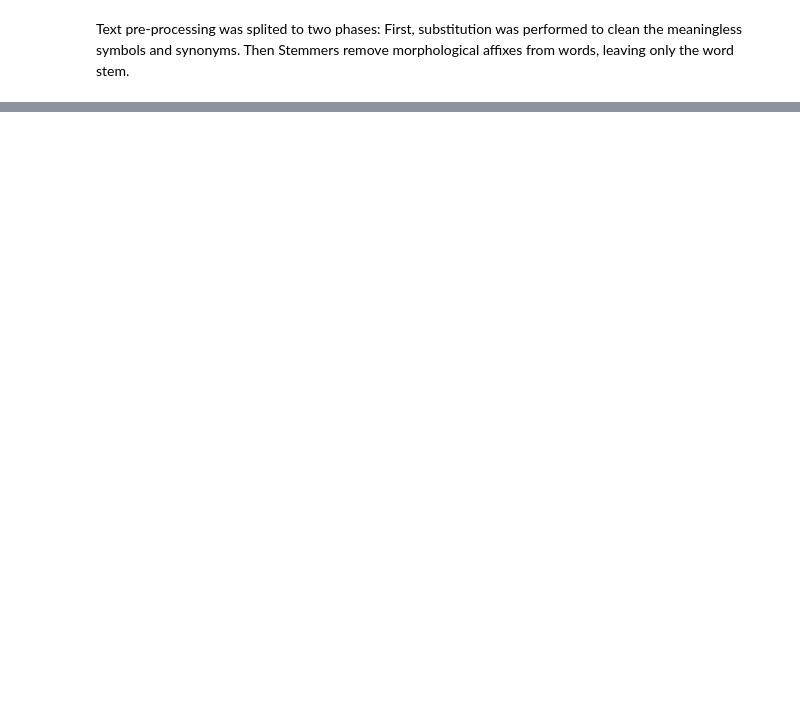
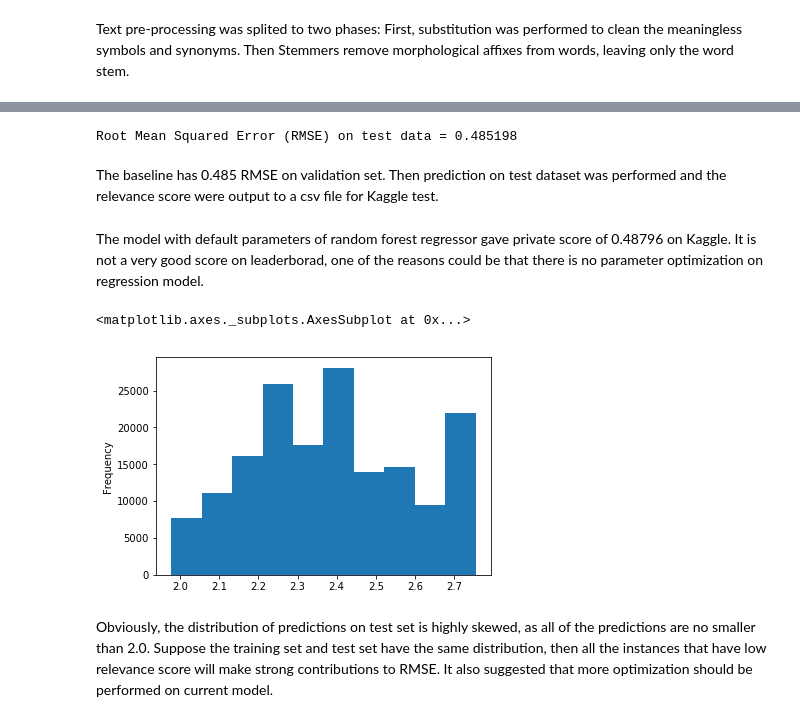
Before and after one commit to jzpang/Kaggle-Home-Depot-Product-Search-Relevance, a Jupyter notebook: code/run.ipynb, the cells around one changed output, grey strips where cells are left out. Drawn from its saved outputs; the diff is of its cells as text; code cells hidden in the pictures; blank space fills up the shorter version.

Commit message:
feature engineering and spark model building
feature engineering and spark model building

```diff
--- a/code/run.ipynb
+++ b/code/run.ipynb
@@ -379,0 +470,10 @@ test = test.drop(["relevance"], axis=1)
+# %%
+# Select (prediction, true relevance) and compute test error
+evaluator1 = RegressionEvaluator(
+    labelCol="relevance", predictionCol="prediction", metricName="rmse")
+rmse = evaluator1.evaluate(predictions1)
+print("Root Mean Squared Error (RMSE) on test data = %g" % rmse)
+# %% [output]
+Root Mean Squared Error (RMSE) on test data = 0.485198
+# %% [markdown]
+The baseline has 0.485 RMSE on validation set. Then prediction on test dataset was performed and the relevance score were output to a csv file for Kaggle test.
@@ -379,0 +483,13 @@ test = test.drop(["relevance"], axis=1)
+# %%
+#write to csv
+test_mat= prediction1.toPandas()
+test_mat.to_csv('pred.csv', columns = ["id", "relevance"], index = False)
+# %% [markdown]
+The model with default parameters of random forest regressor gave private score of 0.48796 on Kaggle. It is not a very good score on leaderborad, one of the reasons could be that there is no parameter optimization on regression model.
+# %%
+test_mat["relevance"].plot.hist()
+# %% [output]
+<matplotlib.axes._subplots.AxesSubplot at 0x...>
+[figure, added]
+# %% [markdown]
+Obviously, the distribution of predictions on test set is highly skewed, as all of the predictions are no smaller than 2.0. Suppose the training set and test set have the same distribution, then all the instances that have low relevance score will make strong contributions to RMSE. It also suggested that more optimization should be performed on current model.
```
Also changed, not shown: parts of 89 cells of this notebook.
